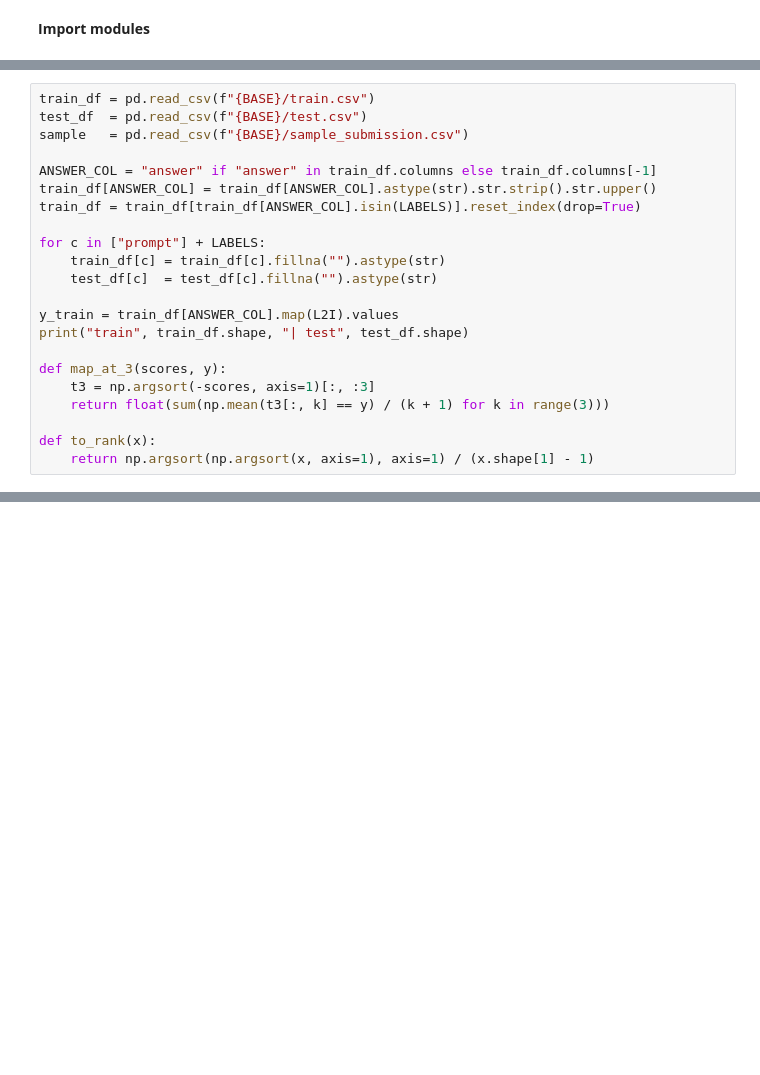
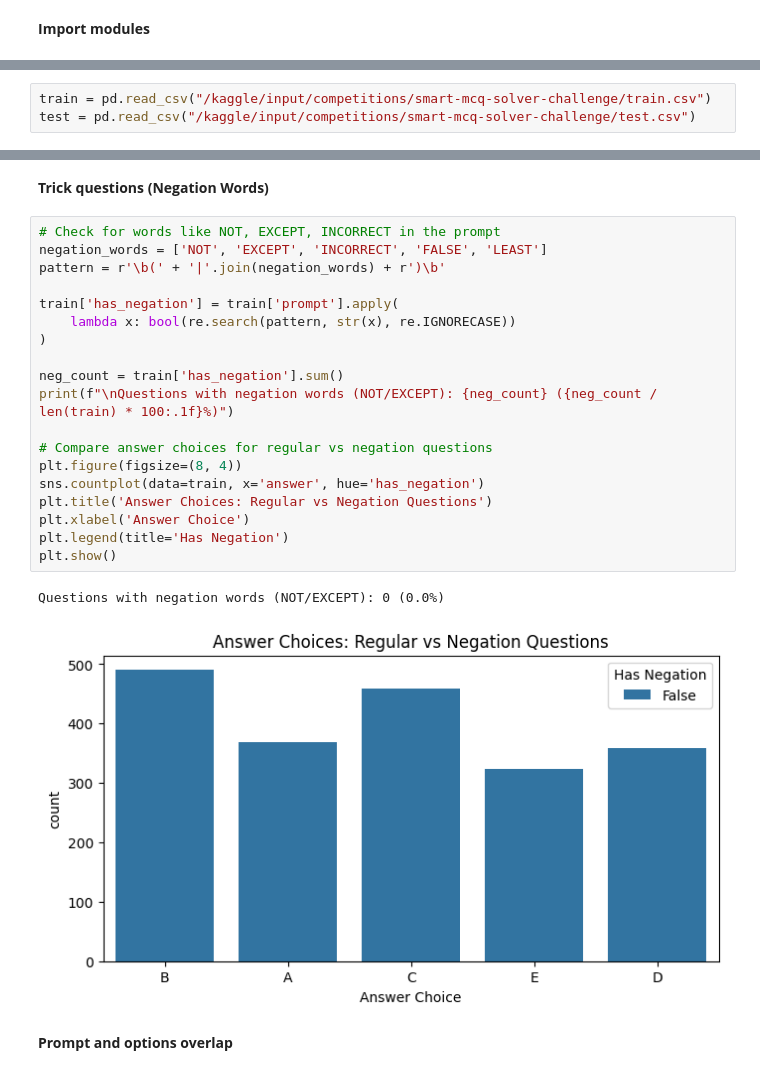
Before and after one commit to 22f1000828/DL-22f1000828-notebook-t22026, a Jupyter notebook: kaggle_notebook.ipynb, the cells around one changed output, grey strips where cells are left out. Cells and saved outputs as stored; diff of their text form; blank space fills up the shorter version.

Commit message:
Kaggle Notebook | DL-22f1000828-notebook-t22026 | Version 52

```diff
--- a/kaggle_notebook.ipynb
+++ b/kaggle_notebook.ipynb
@@ -54,22 +26,0 @@ print("device:", DEVICE, "|", torch.cuda.get_device_name(0) if DEVICE=="cuda" el
-# %%
-train_df = pd.read_csv(f"{BASE}/train.csv")
-test_df  = pd.read_csv(f"{BASE}/test.csv")
-sample   = pd.read_csv(f"{BASE}/sample_submission.csv")
-
-ANSWER_COL = "answer" if "answer" in train_df.columns else train_df.columns[-1]
-train_df[ANSWER_COL] = train_df[ANSWER_COL].astype(str).str.strip().str.upper()
-train_df = train_df[train_df[ANSWER_COL].isin(LABELS)].reset_index(drop=True)
-
-for c in ["prompt"] + LABELS:
-    train_df[c] = train_df[c].fillna("").astype(str)
-    test_df[c]  = test_df[c].fillna("").astype(str)
-
-y_train = train_df[ANSWER_COL].map(L2I).values
-print("train", train_df.shape, "| test", test_df.shape)
-
-def map_at_3(scores, y):
-    t3 = np.argsort(-scores, axis=1)[:, :3]
-    return float(sum(np.mean(t3[:, k] == y) / (k + 1) for k in range(3)))
-
-def to_rank(x):
-    return np.argsort(np.argsort(x, axis=1), axis=1) / (x.shape[1] - 1)
@@ -211,0 +127,3 @@ print("\nsaved", OUT, "|", len(sub), "rows")
+# %%
+train = pd.read_csv("/kaggle/input/competitions/smart-mcq-solver-challenge/train.csv")
+test = pd.read_csv("/kaggle/input/competitions/smart-mcq-solver-challenge/test.csv")
@@ -211,0 +229,26 @@ print("\nsaved", OUT, "|", len(sub), "rows")
+# %% [markdown]
+**Trick questions (Negation Words)**
+# %%
+# Check for words like NOT, EXCEPT, INCORRECT in the prompt
+negation_words = ['NOT', 'EXCEPT', 'INCORRECT', 'FALSE', 'LEAST']
+pattern = r'\b(' + '|'.join(negation_words) + r')\b'
+
+train['has_negation'] = train['prompt'].apply(
+    lambda x: bool(re.search(pattern, str(x), re.IGNORECASE))
+)
+
+neg_count = train['has_negation'].sum()
+print(f"\nQuestions with negation words (NOT/EXCEPT): {neg_count} ({neg_count / len(train) * 100:.1f}%)")
+
+# Compare answer choices for regular vs negation questions
+plt.figure(figsize=(8, 4))
+sns.countplot(data=train, x='answer', hue='has_negation')
+plt.title('Answer Choices: Regular vs Negation Questions')
+plt.xlabel('Answer Choice')
+plt.legend(title='Has Negation')
+plt.show()
+# %% [output]
+Questions with negation words (NOT/EXCEPT): 0 (0.0%)
+[figure, added]
+# %% [markdown]
+**Prompt and options overlap**
```
Also changed, not shown: parts of 40 cells of this notebook.
